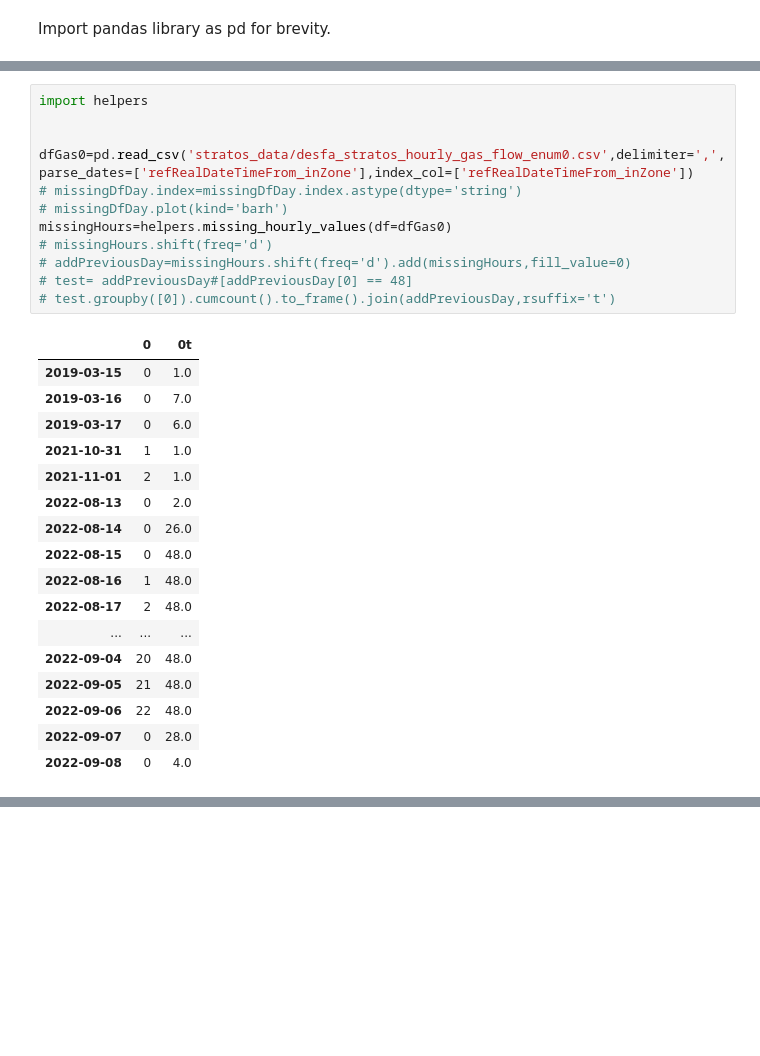
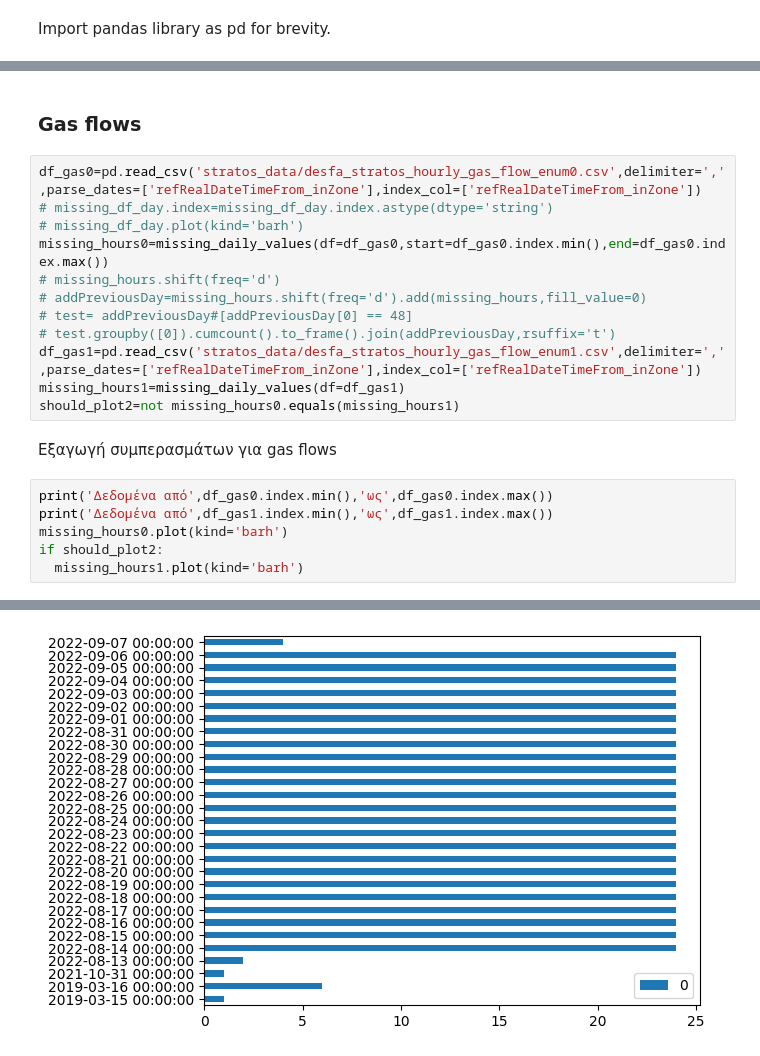
Before and after one commit to stratos1991/diplo24, a Jupyter notebook: ml.ipynb, the cells around one changed output, grey strips where cells are left out. Cells and saved outputs as stored; diff of their text form; blank space fills up the shorter version.

Commit message:
feat: some data analysis

```diff
--- a/ml.ipynb
+++ b/ml.ipynb
@@ -18,30 +59,23 @@ import numpy as np
+# %% [markdown]
+### Gas flows
 # %%
-import helpers
-
-
-dfGas0=pd.read_csv('stratos_data/desfa_stratos_hourly_gas_flow_enum0.csv',delimiter=',',parse_dates=['refRealDateTimeFrom_inZone'],index_col=['refRealDateTimeFrom_inZone'])
-# missingDfDay.index=missingDfDay.index.astype(dtype='string')
-# missingDfDay.plot(kind='barh')
-missingHours=helpers.missing_hourly_values(df=dfGas0)
-# missingHours.shift(freq='d')
-# addPreviousDay=missingHours.shift(freq='d').add(missingHours,fill_value=0)
+df_gas0=pd.read_csv('stratos_data/desfa_stratos_hourly_gas_flow_enum0.csv',delimiter=',',parse_dates=['refRealDateTimeFrom_inZone'],index_col=['refRealDateTimeFrom_inZone'])
+# missing_df_day.index=missing_df_day.index.astype(dtype='string')
+# missing_df_day.plot(kind='barh')
+missing_hours0=missing_daily_values(df=df_gas0,start=df_gas0.index.min(),end=df_gas0.index.max())
+# missing_hours.shift(freq='d')
+# addPreviousDay=missing_hours.shift(freq='d').add(missing_hours,fill_value=0)
 # test= addPreviousDay#[addPreviousDay[0] == 48]
 # test.groupby([0]).cumcount().to_frame().join(addPreviousDay,rsuffix='t')
+df_gas1=pd.read_csv('stratos_data/desfa_stratos_hourly_gas_flow_enum1.csv',delimiter=',',parse_dates=['refRealDateTimeFrom_inZone'],index_col=['refRealDateTimeFrom_inZone'])
+missing_hours1=missing_daily_values(df=df_gas1)
+should_plot2=not missing_hours0.equals(missing_hours1)
-# %% [output]
-|  | 0 | 0t |
-| 2019-03-15 | 0 | 1.0 |
-| 2019-03-16 | 0 | 7.0 |
-| 2019-03-17 | 0 | 6.0 |
-| 2021-10-31 | 1 | 1.0 |
-| 2021-11-01 | 2 | 1.0 |
-| 2022-08-13 | 0 | 2.0 |
-| 2022-08-14 | 0 | 26.0 |
-| 2022-08-15 | 0 | 48.0 |
-| 2022-08-16 | 1 | 48.0 |
-| 2022-08-17 | 2 | 48.0 |
-| ... | ... | ... |
-| 2022-09-04 | 20 | 48.0 |
-| 2022-09-05 | 21 | 48.0 |
-| 2022-09-06 | 22 | 48.0 |
-| 2022-09-07 | 0 | 28.0 |
-| 2022-09-08 | 0 | 4.0 |
+# %% [markdown]
+Εξαγωγή συμπερασμάτων για gas flows
+# %%
+print('Δεδομένα από',df_gas0.index.min(),'ως',df_gas0.index.max())
+print('Δεδομένα από',df_gas1.index.min(),'ως',df_gas1.index.max())
+missing_hours0.plot(kind='barh')
+if should_plot2:
+  missing_hours1.plot(kind='barh')
+# %% [output]
@@ -47,0 +84 @@ missingHours=helpers.missing_hourly_values(df=dfGas0)
+[figure, added]
```
Also changed, not shown: parts of 13 cells of this notebook, 2 other files.
